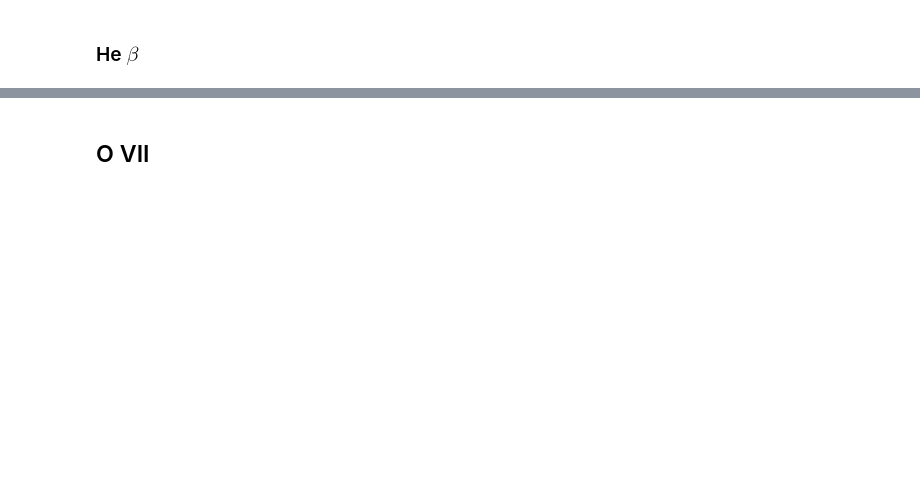
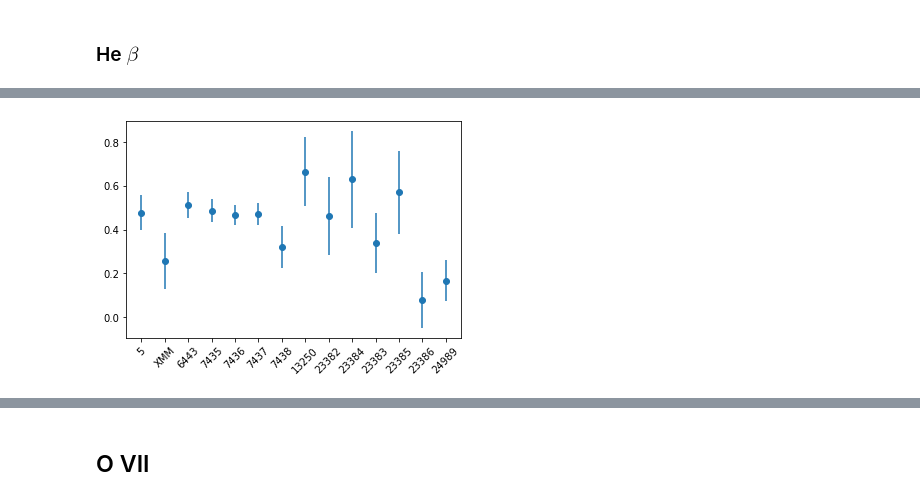
Before and after one commit to hamogu/TWHya, a Jupyter notebook: X-rayvariability.ipynb, the cells around one changed output, grey strips where cells are left out. Drawn from its saved outputs; the diff is of its cells as text; code cells hidden in the pictures; blank space fills up the shorter version.

```diff
--- a/X-rayvariability.ipynb
+++ b/X-rayvariability.ipynb
@@ -17,7 +21,8 @@ import matplotlib.pyplot as plt
 
 %matplotlib inline
 # %%
-obsids = ['5', 'XMM', '6443', '7435', '7436', '7437', '7438', '13250']
+obsids = ['5', 'XMM', '6443', '7435', '7436', '7437', '7438', '13250',
+          '23382', '23384', '23383', '23385', '23386', '24989']
 dslist = {}
 # %%
 tgpart = ['dummy', 'heg', 'meg', 'leg']
@@ -194,5 +352,9 @@ sig_fi2r = np.sqrt((farr[:, 2, 3] / farr[:, 0, 1])**2 +
                    (farr[:, 2, 2] / farr[:, 0, 1])**2 +
                    ((farr[:, 0, 3] + farr[:, 0, 2]) * farr[:, 2, 1] / farr[:, 0, 1]**2)**2)
 # %%
-plt.errorbar(obsids, f2i, yerr=sig_f2i, fmt='o')
+fig, ax = plt.subplots()
+ax.errorbar(obsids, f2i, yerr=sig_f2i, fmt='o')
+ax.xaxis.set_tick_params(rotation=45)
+# %% [output]
+[figure, added]
 # %%
```
Also changed, not shown: parts of 50 cells of this notebook.
